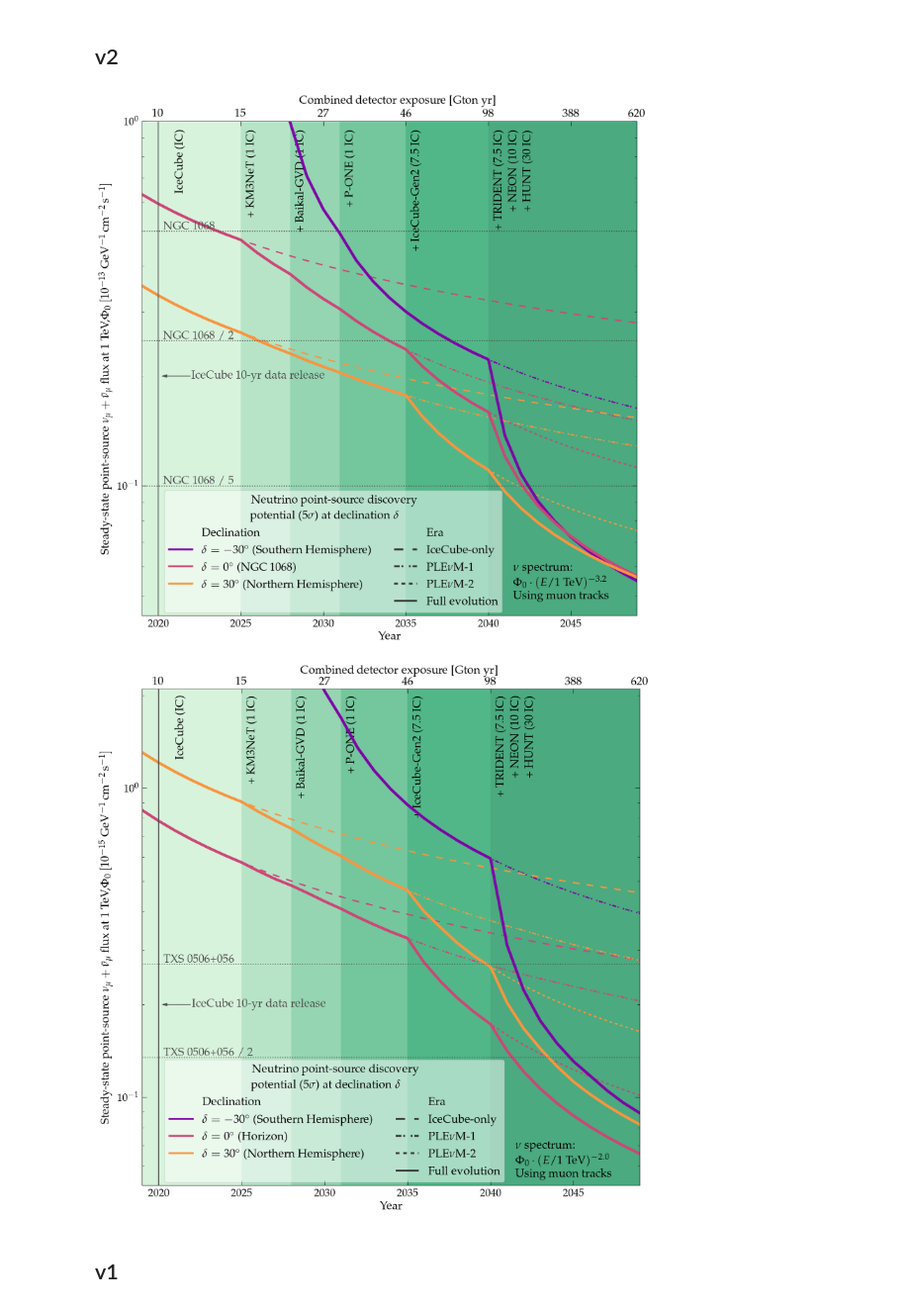
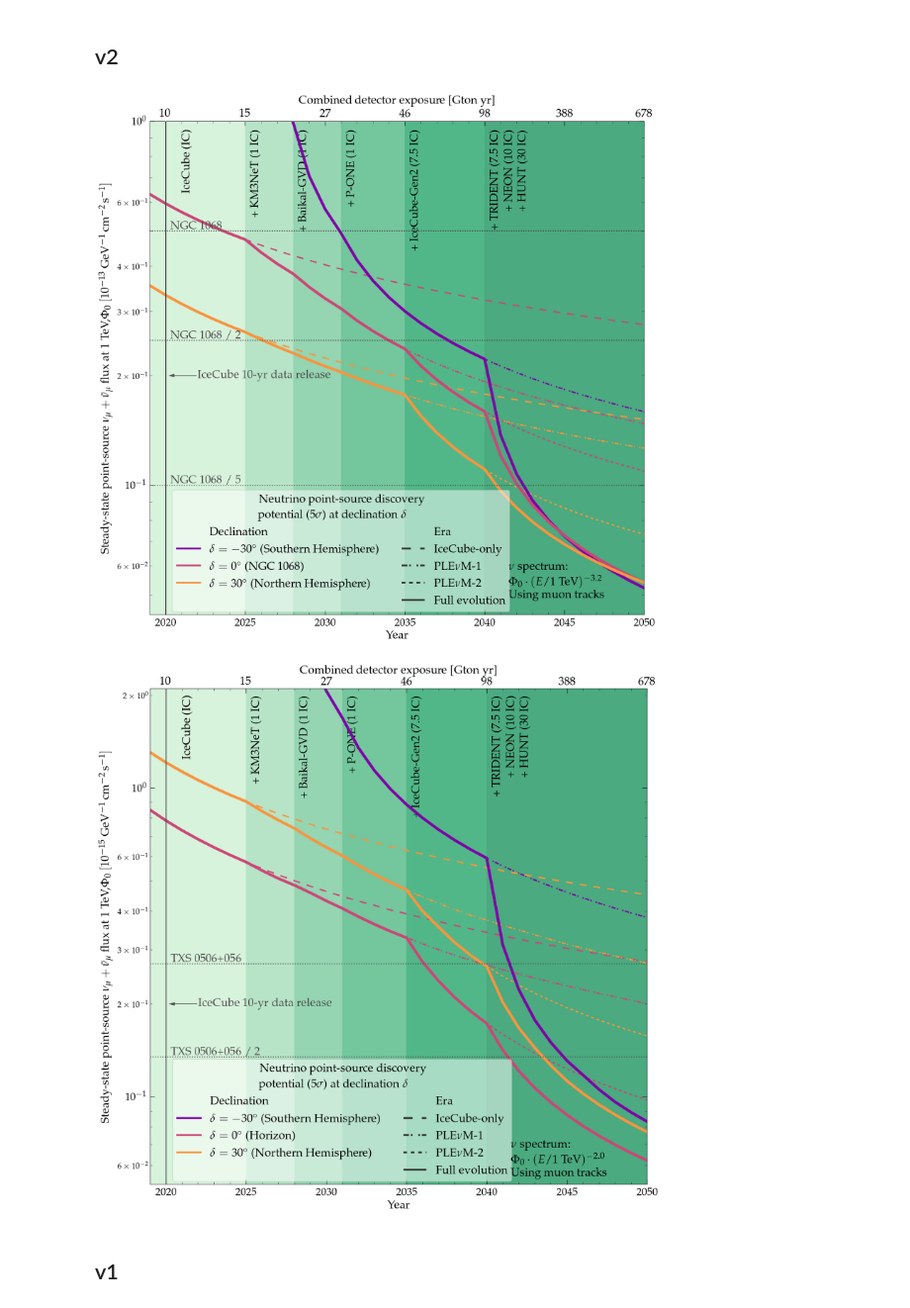
Before and after one commit to PLEnuM-group/Plenum, a Jupyter notebook: notebooks/misc/plotting_pointsource_discovery_potential_breakdown.ipynb, the cells around one changed output. Shown at 99% size. Cells and saved outputs as stored; diff of their text form; code cells hidden in the pictures.

Commit message:
updated time evolution plots (ps and spectral)

```diff
--- a/notebooks/misc/plotting_pointsource_discovery_potential_breakdown.ipynb
+++ b/notebooks/misc/plotting_pointsource_discovery_potential_breakdown.ipynb
@@ -114,7 +99,7 @@ config_selection = pd.DataFrame(
         {"Year": 2035, "era": "Plenum-1"},
         {"Year": 2040, "era": "Plenum-2"},
         {"Year": 2045, "era": "Plenum-3"},
-        {"Year": 2049, "era": "Plenum-3"},
+        {"Year": 2050, "era": "Plenum-3"},
     ]
 )
 config_selection["exposure"] = 0
@@ -234,6 +219,8 @@ sigma_ref = 5
 ## v2
 # %%
 from fluxes import txs_flux
+# %%
+font_color = "0.3"
 # %%
 for _src in ["ngc", "txs"]:
     f, ax = plt.subplots(figsize=(19, 18))
@@ -418,7 +405,7 @@ for _src in ["ngc", "txs"]:
     # Top x-axis (artificial, for simplicity)
     for _, row in config_selection.iterrows():
         ax.text(
-            x=row.Year if row.Year < yr_max else yr_max - 1,
+            x=row.Year, # if row.Year < yr_max else yr_max - 1,
             y=_ymax * 1.03,
             s="{:0.0f}".format(row.exposure),
             fontsize=25,
@@ -429,40 +416,56 @@ for _src in ["ngc", "txs"]:
         y=_ymax * 1.12,
         s="Combined detector exposure [Gton~yr]",
         fontsize=25,
         ha="center",
     )
-    ax.set_xlim(2019, yr_max - 1)
+    ax.set_xlim(2019, yr_max)# - 1)
     ax.set_xlabel(r"Year", fontsize=25)
     _yscaling = -13 if _src == "ngc" else -15
     ax.set_ylabel(
         r"Steady-state point-source $\nu_\mu + \bar{\nu}_\mu$ flux at 1~TeV,"
         + r"$\Phi_{0} ~ ["
         + rf"10^{{{_yscaling}}}"
         + r"~\rm GeV^{-1} \, cm^{-2} \, s^{-1}]$",
         fontsize=25,
         labelpad=10,
     )
     plt.yticks(fontsize=23)
     plt.xticks(fontsize=23)
+    ax.set_ylim(_ymin, _ymax)
+    ax.set_yscale("log")
 
     ax.grid(alpha=0)
-    ax.yaxis.set_major_locator(ticker.MultipleLocator(0.1))
-    ax.yaxis.set_minor_locator(ticker.MultipleLocator(0.02))
-    ax.set_ylim(_ymin, _ymax)
-    ax.set_yscale("log")
+    if _src == "ngc":
+        _yticks = np.concatenate(
+            [np.arange(0.05, 0.1, step=0.01), np.arange(0.1, 1, step=0.1)]
+        )
+    else:
+        _yticks = np.concatenate(
+            [np.arange(0.06, 0.1, step=0.01), np.arange(0.1, 1, step=0.1), [1, 2]]
+        )
+    ax.yaxis.set_minor_locator(
+        matplotlib.ticker.LogLocator(
+            base=10.0, subs=np.arange(0.1, 1, step=0.1), numticks=12
+        )
+    )
+    ax.yaxis.set_minor_formatter(
+        matplotlib.ticker.LogFormatterSciNotation(minor_thresholds=(5, 1))
+        # matplotlib.ticker.LogFormatterSciNotation(minor_thresholds=(3,4)) # shows all minor ticks
+    )
+    ax.xaxis.set_minor_locator(ticker.MultipleLocator(1))
 
     f.savefig(
         join(
             st.BASEPATH,
             plot_path,
             f"{_src}_time_evolution_significance_ps_breakdown.pdf",
         ),
         dpi=300,
         bbox_inches="tight",
     )
 # %% [output]
-[figure, old version]
+[figure, new version]
-[figure, old version]
+[figure, new version]
 # %% [markdown]
 ## v1
 # %% [markdown]
```
Also changed, not shown: parts of 2 cells of this notebook, 1 other file.
